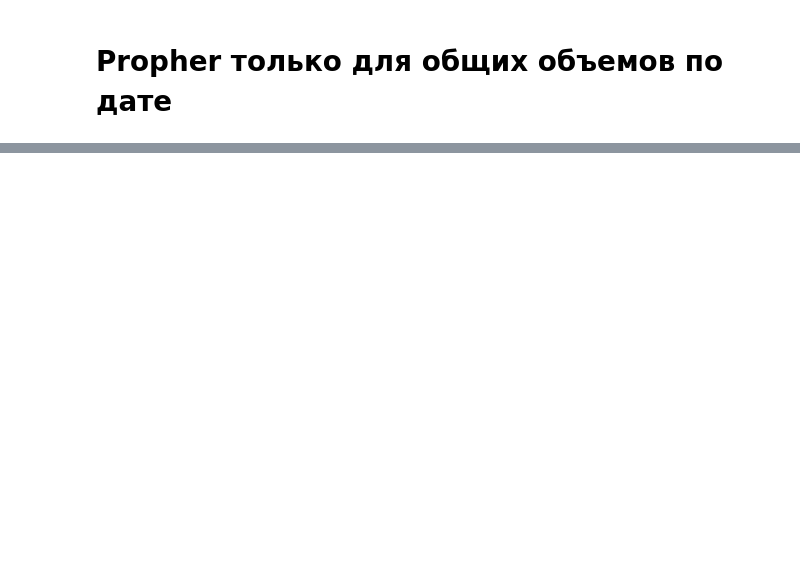
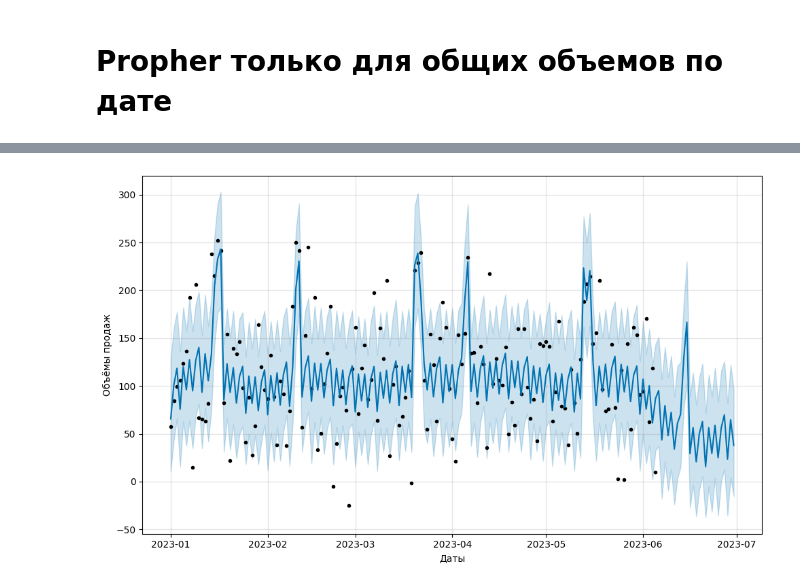
Before and after one commit to a-ignatov86/accel_sales, a Jupyter notebook: test.ipynb, the cells around one changed output, grey strips where cells are left out. Cells and saved outputs as stored; diff of their text form; code cells hidden in the pictures; blank space fills up the shorter version.

```diff
--- a/test.ipynb
+++ b/test.ipynb
@@ -250,0 +295,10 @@ plt.show()
+# %%
+model_fake = Prophet(yearly_seasonality=True,
+    weekly_seasonality=True,
+    daily_seasonality=False,
+    changepoint_prior_scale=0.05) #насколько модель чувствительна к изменениям в динамике данных 0,01 тренд плавный, модель игнорирует мелкие колебания
+
+
+model_fake.add_regressor('is_promo')
+
+model_fake.fit(df_fake_train)
@@ -250,0 +309,20 @@ plt.show()
+# %%
+future_25_days = model_fake.make_future_dataframe(periods=25, freq='D') # create_datesDS от первого числа + добавить промо для regressor
+
+# future_promo_dates = ['2023-06-14', '2023-06-15']
+
+future_25_days['is_promo'] = 0
+future_25_days.loc[future_25_days['ds'].isin(pd.to_datetime(promo_dates)), 'is_promo'] = 1
+
+# future_25_days_WIF = df_fake_test[['ds', 'is_promo']].copy()
+# future_25_days['is_promo'].value_counts()
+# future_30_days['is_promo'].value_counts()
+# %%
+forecast_fake = model_fake.predict(future_25_days)
+
+model_fake.plot(forecast_fake, xlabel= 'Даты', ylabel= 'Объёмы продаж');
+
+# forecast_fake[['ds','yhat']][-25:]
+# df_fake
+# %% [output]
+[figure, added]
```
Also changed, not shown: parts of 13 cells of this notebook, 2 other files.
